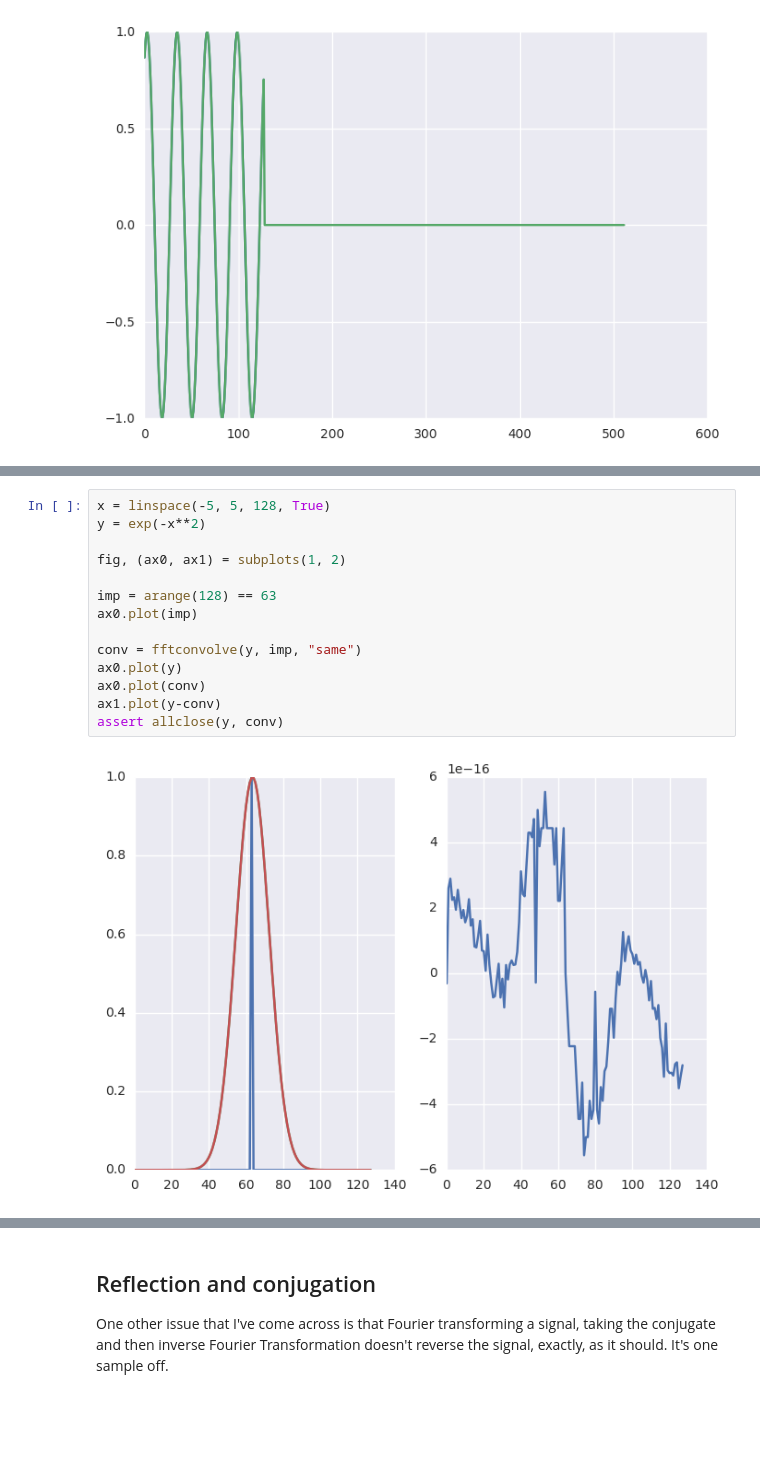
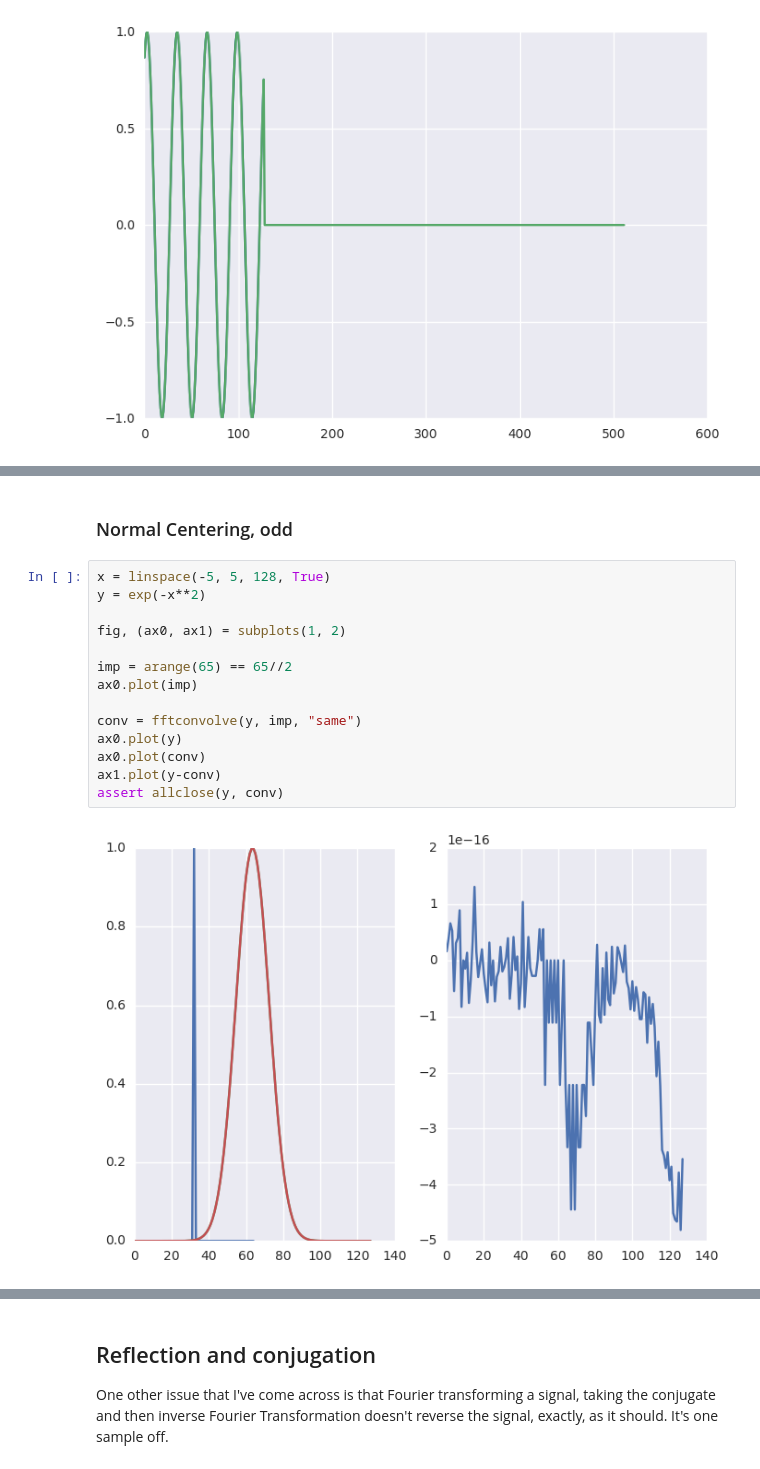
Before and after one commit to david-hoffman/pydecon, a Jupyter notebook: notebooks/FFT Convolution and other things.ipynb, the cells around one changed output, grey strips where cells are left out. Saved outputs shown, nothing was run; the diff lists cells and outputs as text; blank space fills up the shorter version.

```diff
--- a/notebooks/FFT Convolution and other things.ipynb
+++ b/notebooks/FFT Convolution and other things.ipynb
@@ -54,16 +63,18 @@ AssertionError:
+# %% [markdown]
+### Normal Centering, odd
 # %%
 x = linspace(-5, 5, 128, True)
 y = exp(-x**2)
 
 fig, (ax0, ax1) = subplots(1, 2)
 
-imp = arange(128) == 63
+imp = arange(65) == 65//2
 ax0.plot(imp)
 
 conv = fftconvolve(y, imp, "same")
 ax0.plot(y)
 ax0.plot(conv)
 ax1.plot(y-conv)
 assert allclose(y, conv)
 # %% [output]
-[figure, old version]
+[figure, new version]
```
Also changed, not shown: parts of 38 cells of this notebook, 1 other file.
